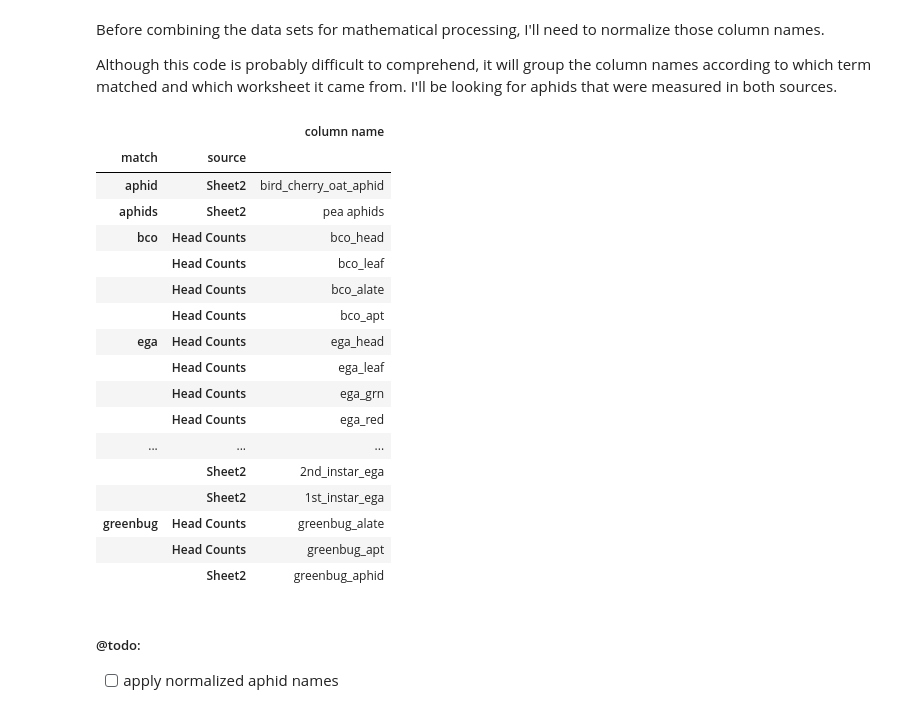
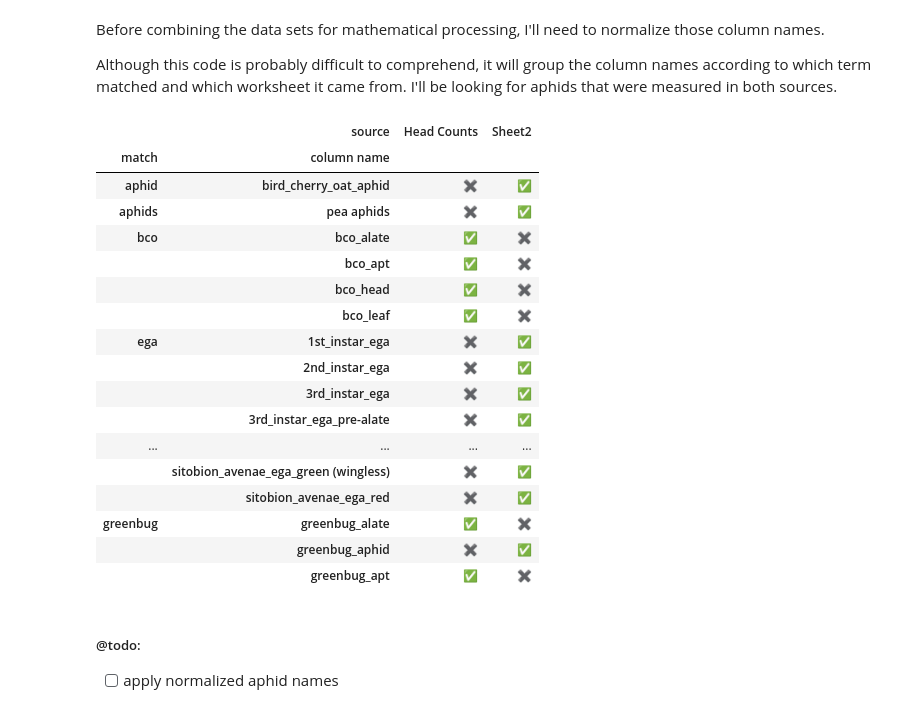
Before and after one commit to devvyn/aafc-field-data, a Jupyter notebook: notebook/projects/2016-sweep-vs-tiller/2016-sweep-vs-tiller.ipynb, the cells around one changed output. Drawn from its saved outputs; the diff is of its cells as text; code cells hidden in the pictures.

Commit message:
:construction: :memo: improve visualization of normalized aphid names

```diff
--- a/notebook/projects/2016-sweep-vs-tiller/2016-sweep-vs-tiller.ipynb
+++ b/notebook/projects/2016-sweep-vs-tiller/2016-sweep-vs-tiller.ipynb
@@ -1069,57 +1069,64 @@ Before combining the data sets for mathematical processing, I'll need to normali
 
 Although this code is probably difficult to comprehend, it will group the column names according to which term matched and which worksheet it came from. I'll be looking for aphids that were measured in both sources.
 # %%
-(
+normalized_aphid_column_names = (
     pandas.concat(
         (
             {
                 name: (
                     frame
                     .columns[
                         frame
                         .columns
                         .str.contains(aphid_term_pattern)
                         &
                         ~ (
                             frame
                             .columns
                             .str.contains(excluded_term_pattern)
                         )
                     ]
                 ).to_series()
                 for name, frame in sheets_to_compare.items()
             }
         ),
         sort=True,
         names=['source', 'column name'],
     )
     .str.extract(
         wrap_word_boundary(conjoin_patterns(aphid_terms), capture=True)
     )
-    .reset_index(level=-1)
     .set_index('match', append=True)
-    .reorder_levels(order=(1, 0), axis='index')
-    .sort_index(level=(0, 1))
+    .reorder_levels(order=(2, 1, 0), axis='index')
 )
+normalized_aphid_column_names['identified'] = True
+visualize_boolean(
+    normalized_aphid_column_names
+    .isna()
+    .unstack()
+    .loc[:, 'identified']
+)
+
+# @todo: try using concat output as index for new frame with dummy data for unstacking
 # %% [output]
-|  |  | column name |
-| match | source |  |
-| aphid | Sheet2 | bird_cherry_oat_aphid |
-| aphids | Sheet2 | pea aphids |
-| bco | Head Counts | bco_head |
-|  | Head Counts | bco_leaf |
-|  | Head Counts | bco_alate |
-|  | Head Counts | bco_apt |
-| ega | Head Counts | ega_head |
-|  | Head Counts | ega_leaf |
-|  | Head Counts | ega_grn |
-|  | Head Counts | ega_red |
-| ... | ... | ... |
-|  | Sheet2 | 2nd_instar_ega |
-|  | Sheet2 | 1st_instar_ega |
-| greenbug | Head Counts | greenbug_alate |
-|  | Head Counts | greenbug_apt |
-|  | Sheet2 | greenbug_aphid |
+|  | source | Head Counts | Sheet2 |
+| match | column name |  |  |
+| aphid | bird_cherry_oat_aphid | ✖️ | ✅ |
+| aphids | pea aphids | ✖️ | ✅ |
+| bco | bco_alate | ✅ | ✖️ |
+|  | bco_apt | ✅ | ✖️ |
+|  | bco_head | ✅ | ✖️ |
+|  | bco_leaf | ✅ | ✖️ |
+| ega | 1st_instar_ega | ✖️ | ✅ |
+|  | 2nd_instar_ega | ✖️ | ✅ |
+|  | 3rd_instar_ega | ✖️ | ✅ |
+|  | 3rd_instar_ega_pre-alate | ✖️ | ✅ |
+| ... | ... | ... | ... |
+|  | sitobion_avenae_ega_green (wingless) | ✖️ | ✅ |
+|  | sitobion_avenae_ega_red | ✖️ | ✅ |
+| greenbug | greenbug_alate | ✅ | ✖️ |
+|  | greenbug_aphid | ✖️ | ✅ |
+|  | greenbug_apt | ✅ | ✖️ |
 # %% [markdown]
 ##### @todo:
 - [ ] apply normalized aphid names
```
